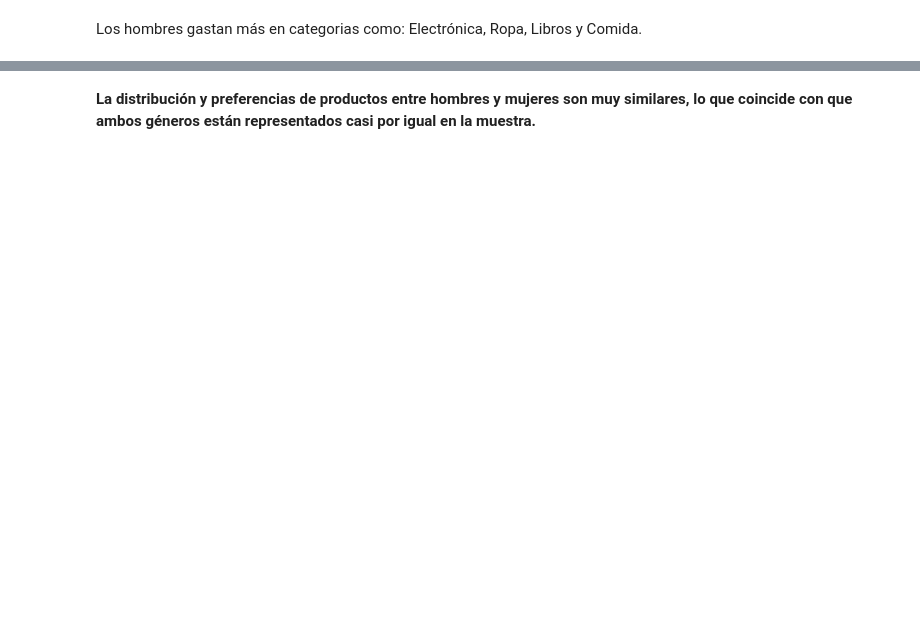
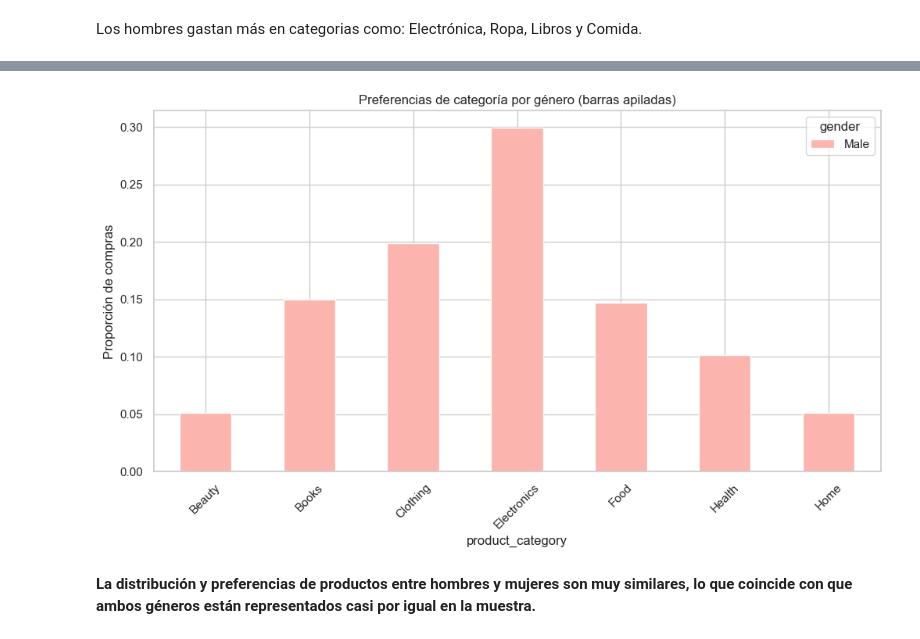
Before and after one commit to micaelakorol21/analisis-datos-compras, a Jupyter notebook: data_customer.ipynb, the cells around one changed output, grey strips where cells are left out. Cells and saved outputs as stored; diff of their text form; code cells hidden in the pictures; blank space fills up the shorter version.

```diff
--- a/data_customer.ipynb
+++ b/data_customer.ipynb
@@ -107,11 +247,13 @@ plt.show()
 # %%
-pivot_df = counts.pivot(index='product_category', columns='gender', values='proportion')
+pivot_df = male_data.pivot(index='product_category', columns='gender', values='proportion')
 
 pivot_df.plot(kind='bar', stacked=True, figsize=(12,6), colormap='Pastel1')
 plt.title('Preferencias de categoría por género (barras apiladas)')
 plt.ylabel('Proporción de compras')
 plt.xticks(rotation=45)
 plt.show()
+# %% [output]
+[figure, added]
 # %% [markdown]
 <b>La distribución y preferencias de productos entre hombres y mujeres son muy similares, lo que coincide con que ambos géneros están representados casi por igual en la muestra.</b>
 # %%
```
Also changed, not shown: parts of 60 cells of this notebook.
